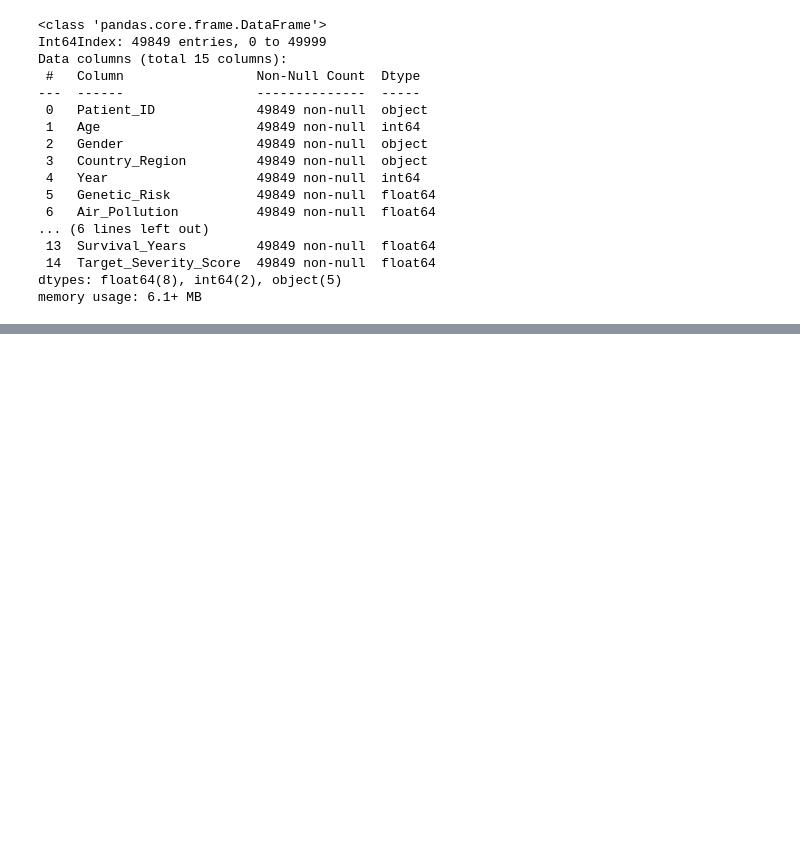
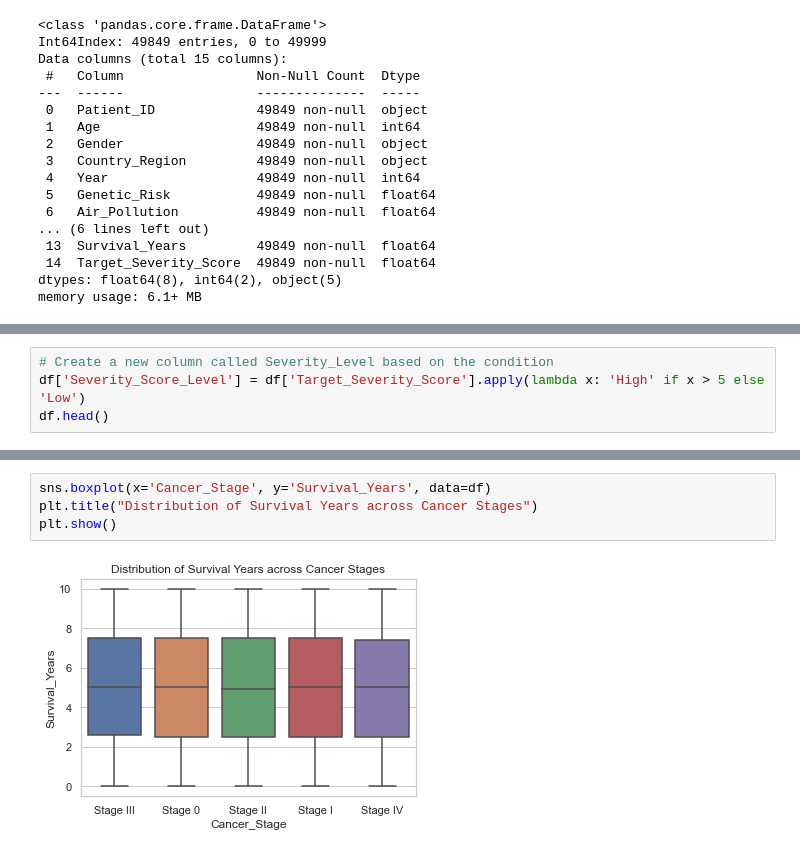
Before and after one commit to Lyster-01/phase3project, a Jupyter notebook: student.ipynb, the cells around one changed output, grey strips where cells are left out. Cells and saved outputs as stored; diff of their text form; blank space fills up the shorter version.

```diff
--- a/student.ipynb
+++ b/student.ipynb
@@ -196,0 +225,4 @@ memory usage: 6.1+ MB
+# %%
+# Create a new column called Severity_Level based on the condition
+df['Severity_Score_Level'] = df['Target_Severity_Score'].apply(lambda x: 'High' if x > 5 else 'Low')
+df.head()
@@ -196,0 +259,6 @@ memory usage: 6.1+ MB
+# %%
+sns.boxplot(x='Cancer_Stage', y='Survival_Years', data=df)
+plt.title("Distribution of Survival Years across Cancer Stages")
+plt.show()
+# %% [output]
+[figure, added]
```
Also changed, not shown: parts of 31 cells of this notebook.
